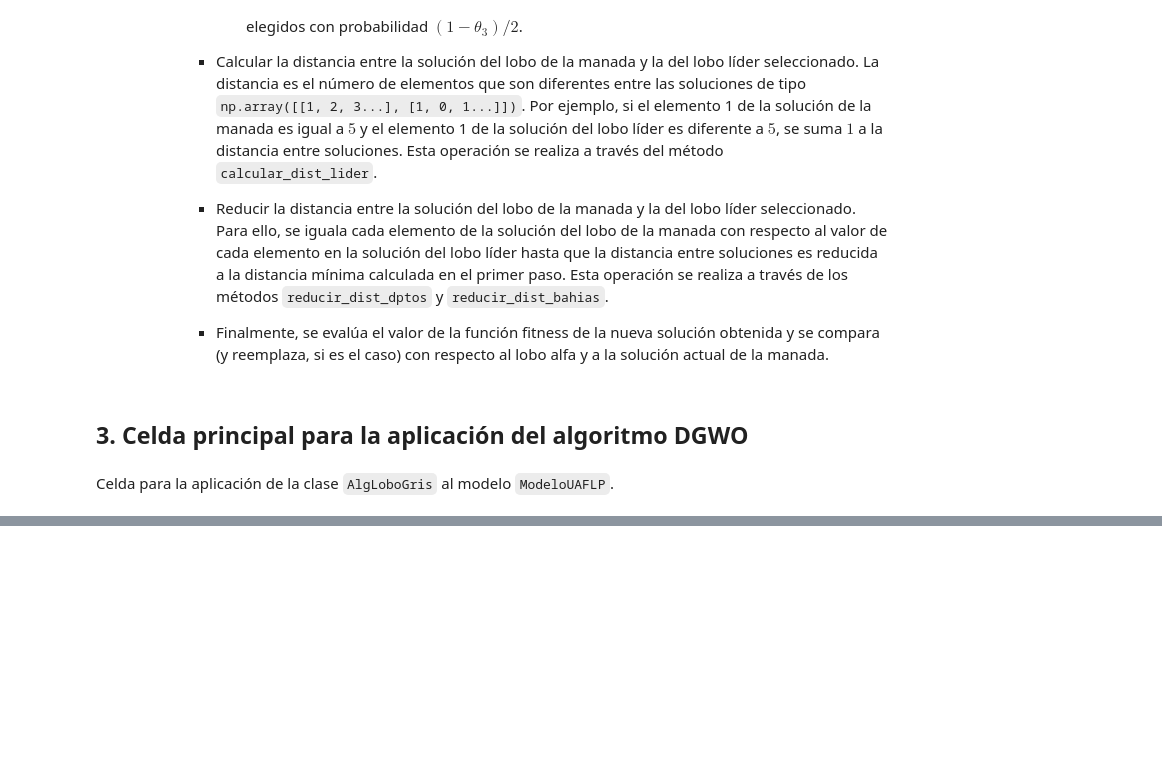
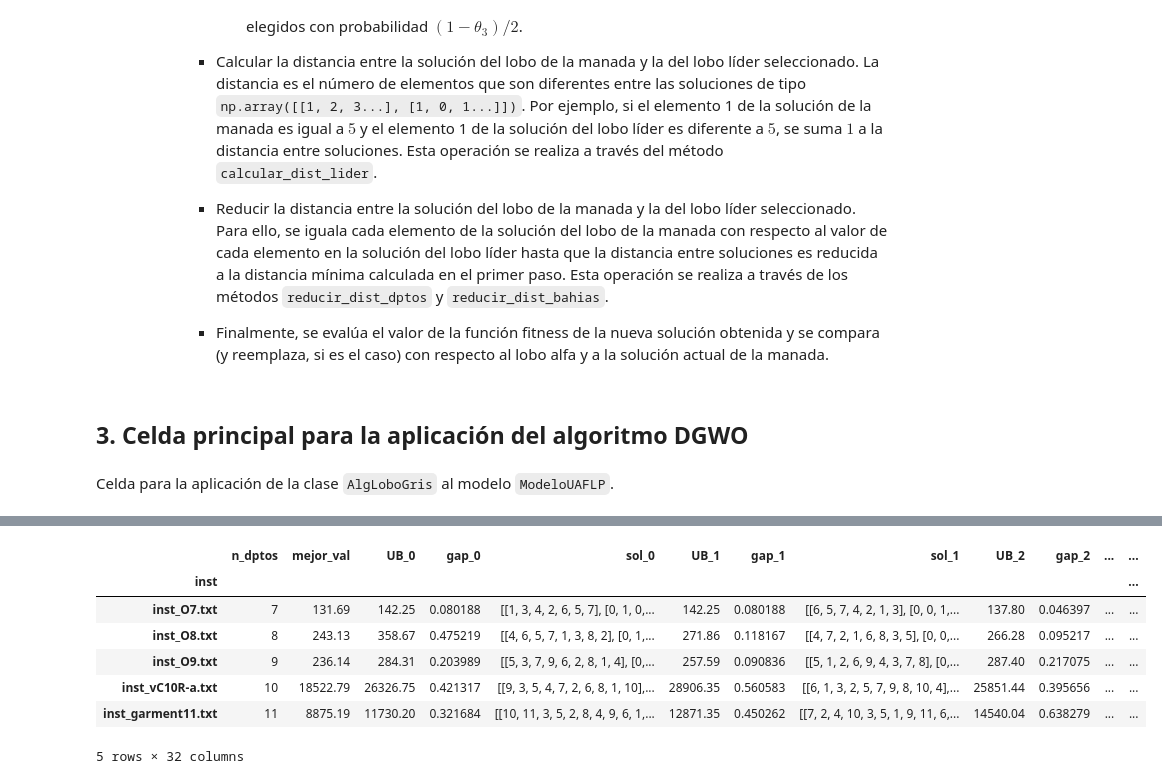
Before and after one commit to scaceresg/proj-uaflp-metaheuristics, a Jupyter notebook: Aplicacion-DGWO-Final.ipynb, the cells around one changed output, grey strips where cells are left out. Cells and saved outputs as stored; diff of their text form; code cells hidden in the pictures; blank space fills up the shorter version.

```diff
--- a/Aplicacion-DGWO-Final.ipynb
+++ b/Aplicacion-DGWO-Final.ipynb
@@ -566,0 +565,11 @@ KeyboardInterrupt:
+# %%
+df.head()
+# %% [output]
+|  | n_dptos | mejor_val | UB_0 | gap_0 | sol_0 | UB_1 | gap_1 | sol_1 | UB_2 | gap_2 | ... | ... |
+| inst |  |  |  |  |  |  |  |  |  |  |  | ... |
+| inst_O7.txt | 7 | 131.69 | 142.25 | 0.080188 | [[1, 3, 4, 2, 6, 5, 7], [0, 1, 0,... | 142.25 | 0.080188 | [[6, 5, 7, 4, 2, 1, 3], [0, 0, 1,... | 137.80 | 0.046397 | ... | ... |
+| inst_O8.txt | 8 | 243.13 | 358.67 | 0.475219 | [[4, 6, 5, 7, 1, 3, 8, 2], [0, 1,... | 271.86 | 0.118167 | [[4, 7, 2, 1, 6, 8, 3, 5], [0, 0,... | 266.28 | 0.095217 | ... | ... |
+| inst_O9.txt | 9 | 236.14 | 284.31 | 0.203989 | [[5, 3, 7, 9, 6, 2, 8, 1, 4], [0,... | 257.59 | 0.090836 | [[5, 1, 2, 6, 9, 4, 3, 7, 8], [0,... | 287.40 | 0.217075 | ... | ... |
+| inst_vC10R-a.txt | 10 | 18522.79 | 26326.75 | 0.421317 | [[9, 3, 5, 4, 7, 2, 6, 8, 1, 10],... | 28906.35 | 0.560583 | [[6, 1, 3, 2, 5, 7, 9, 8, 10, 4],... | 25851.44 | 0.395656 | ... | ... |
+| inst_garment11.txt | 11 | 8875.19 | 11730.20 | 0.321684 | [[10, 11, 3, 5, 2, 8, 4, 9, 6, 1,... | 12871.35 | 0.450262 | [[7, 2, 4, 10, 3, 5, 1, 9, 11, 6,... | 14540.04 | 0.638279 | ... | ... |
+5 rows × 32 columns
```
Also changed, not shown: parts of 5 cells of this notebook, 1 other file.
